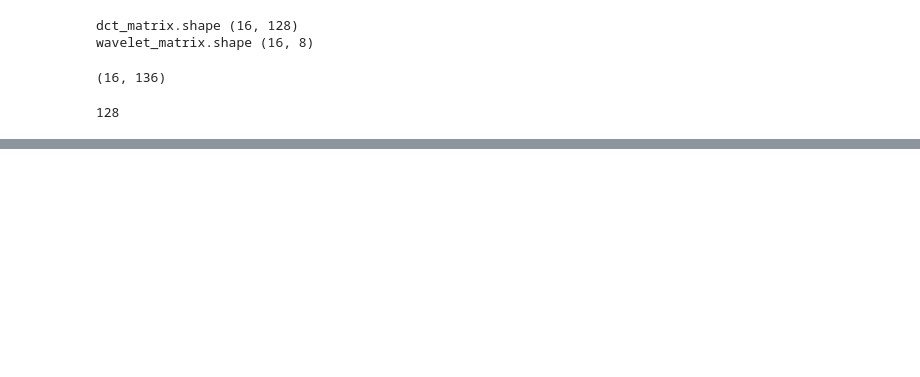
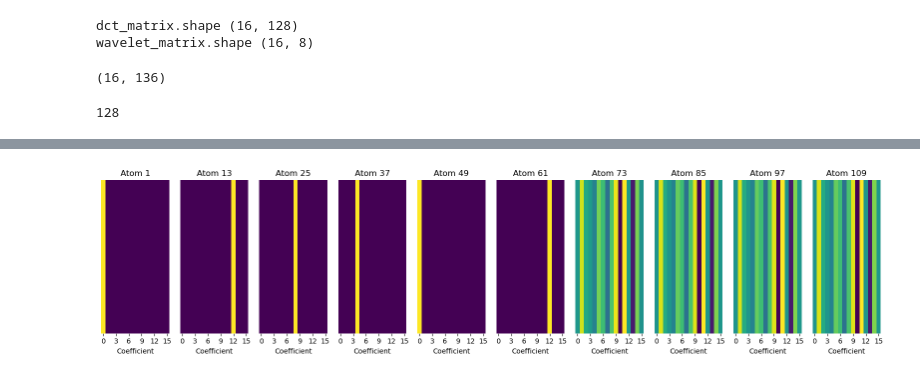
Before and after one commit to Emmatassone/AQMP, a Jupyter notebook: notebooks/test_dict.ipynb, the cells around one changed output, grey strips where cells are left out. Drawn from its saved outputs; the diff is of its cells as text; code cells hidden in the pictures; blank space fills up the shorter version.

```diff
--- a/notebooks/test_dict.ipynb
+++ b/notebooks/test_dict.ipynb
@@ -60,0 +237,4 @@ wavelet_matrix.shape (16, 8)
+# %%
+plot_dct_atoms(haar_wavelet_matrix, num_atoms=10)
+# %% [output]
+[figure, added]
```
Also changed, not shown: parts of 16 cells of this notebook, 3 other files.
